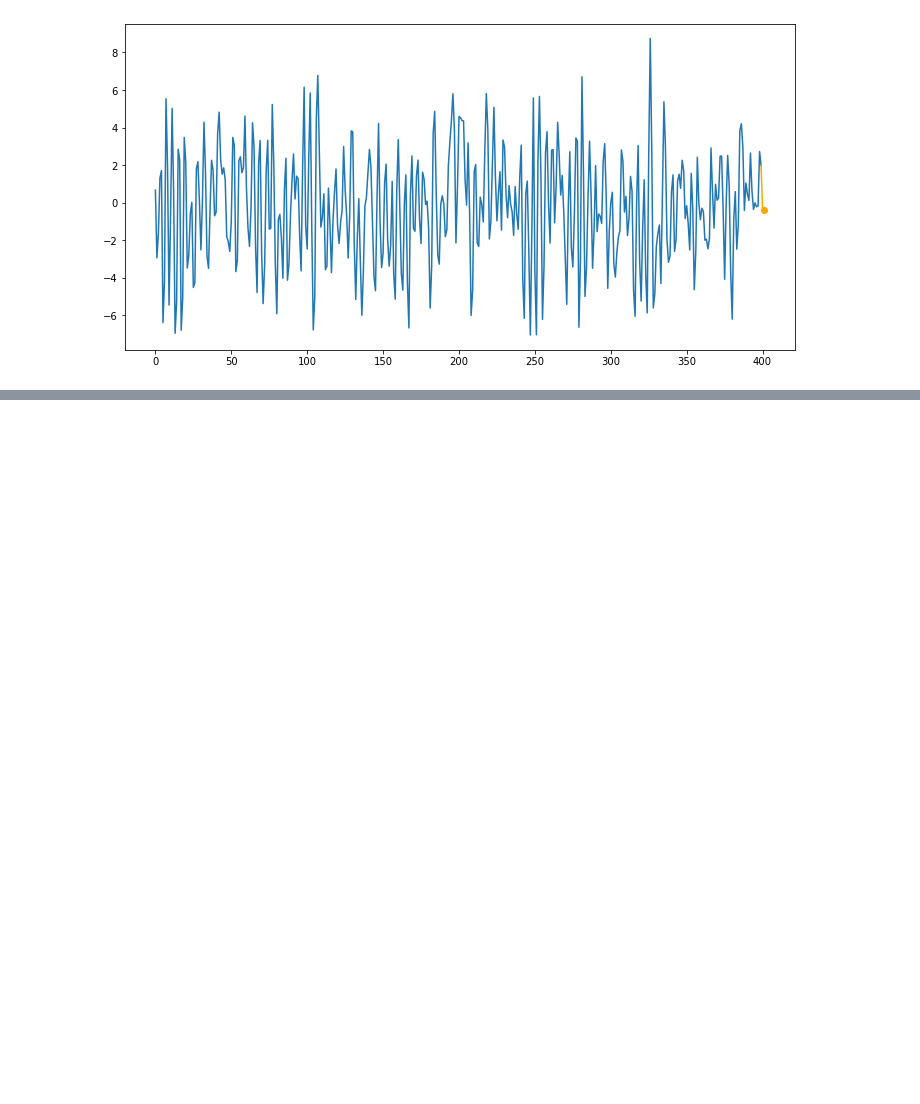
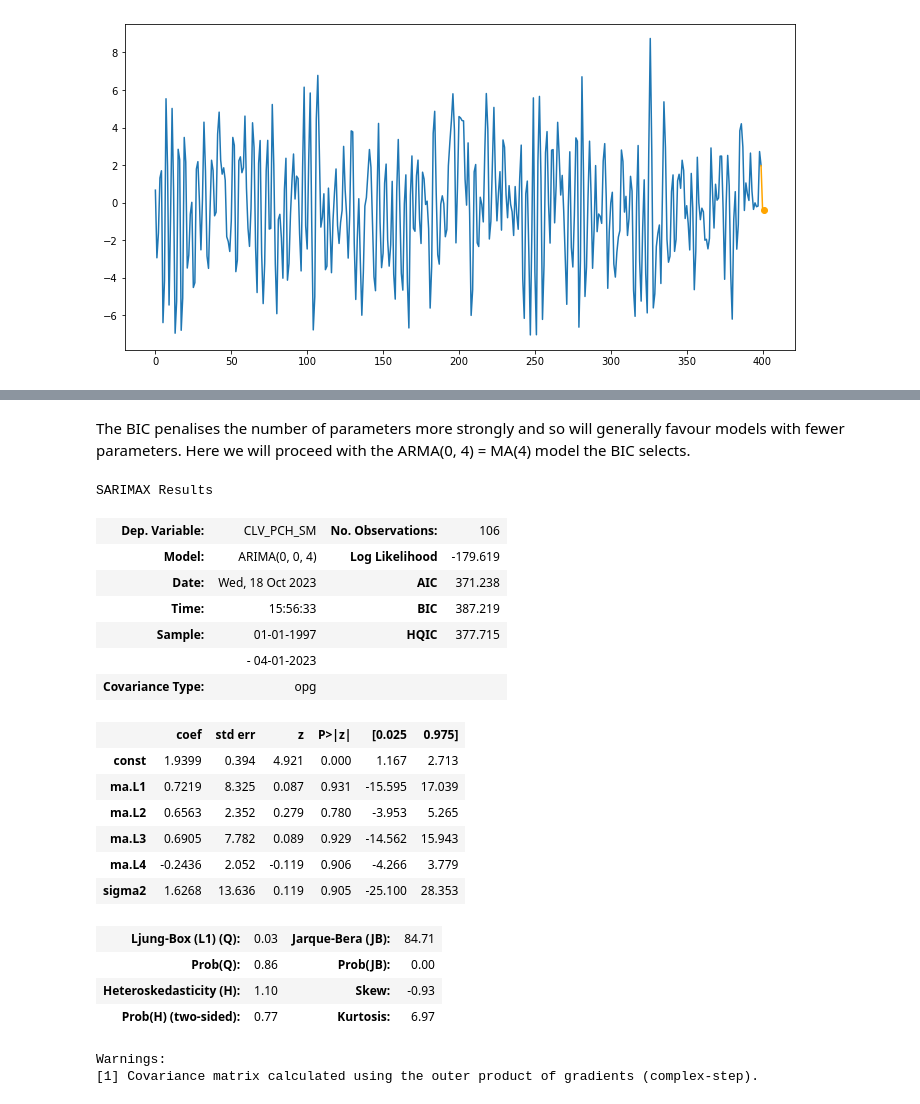
Before and after one commit to BI-DS/GRA-4153, a Jupyter notebook: examples/ARMA.ipynb, the cells around one changed output, grey strips where cells are left out. Cells and saved outputs as stored; diff of their text form; code cells hidden in the pictures; blank space fills up the shorter version.

```diff
--- a/examples/ARMA.ipynb
+++ b/examples/ARMA.ipynb
@@ -161,0 +224,29 @@ plt.show()
+# %% [markdown]
+The BIC penalises the number of parameters more strongly and so will generally favour models with fewer parameters. Here we will proceed with the ARMA(0, 4) = MA(4) model the BIC selects.
+# %%
+# Estimation of ARMA(0, 4)  = ARIMA(0,0,4) = MA(4)
+
+ma4 = sm.tsa.ARIMA(X, order = (0,0,4)).fit(method = "innovations_mle")
+ma4.summary()
+# %% [output]
+SARIMAX Results
+| Dep. Variable: | CLV_PCH_SM | No. Observations: | 106 |
+| Model: | ARIMA(0, 0, 4) | Log Likelihood | -179.619 |
+| Date: | Wed, 18 Oct 2023 | AIC | 371.238 |
+| Time: | 15:56:33 | BIC | 387.219 |
+| Sample: | 01-01-1997 | HQIC | 377.715 |
+|  | - 04-01-2023 |  |  |
+| Covariance Type: | opg |  |  |
+|  | coef | std err | z | P>|z| | [0.025 | 0.975] |
+| const | 1.9399 | 0.394 | 4.921 | 0.000 | 1.167 | 2.713 |
+| ma.L1 | 0.7219 | 8.325 | 0.087 | 0.931 | -15.595 | 17.039 |
+| ma.L2 | 0.6563 | 2.352 | 0.279 | 0.780 | -3.953 | 5.265 |
+| ma.L3 | 0.6905 | 7.782 | 0.089 | 0.929 | -14.562 | 15.943 |
+| ma.L4 | -0.2436 | 2.052 | -0.119 | 0.906 | -4.266 | 3.779 |
+| sigma2 | 1.6268 | 13.636 | 0.119 | 0.905 | -25.100 | 28.353 |
+| Ljung-Box (L1) (Q): | 0.03 | Jarque-Bera (JB): | 84.71 |
+| Prob(Q): | 0.86 | Prob(JB): | 0.00 |
+| Heteroskedasticity (H): | 1.10 | Skew: | -0.93 |
+| Prob(H) (two-sided): | 0.77 | Kurtosis: | 6.97 |
+Warnings:
+[1] Covariance matrix calculated using the outer product of gradients (complex-step).
```
Also changed, not shown: parts of 11 cells of this notebook, 1 other file.
